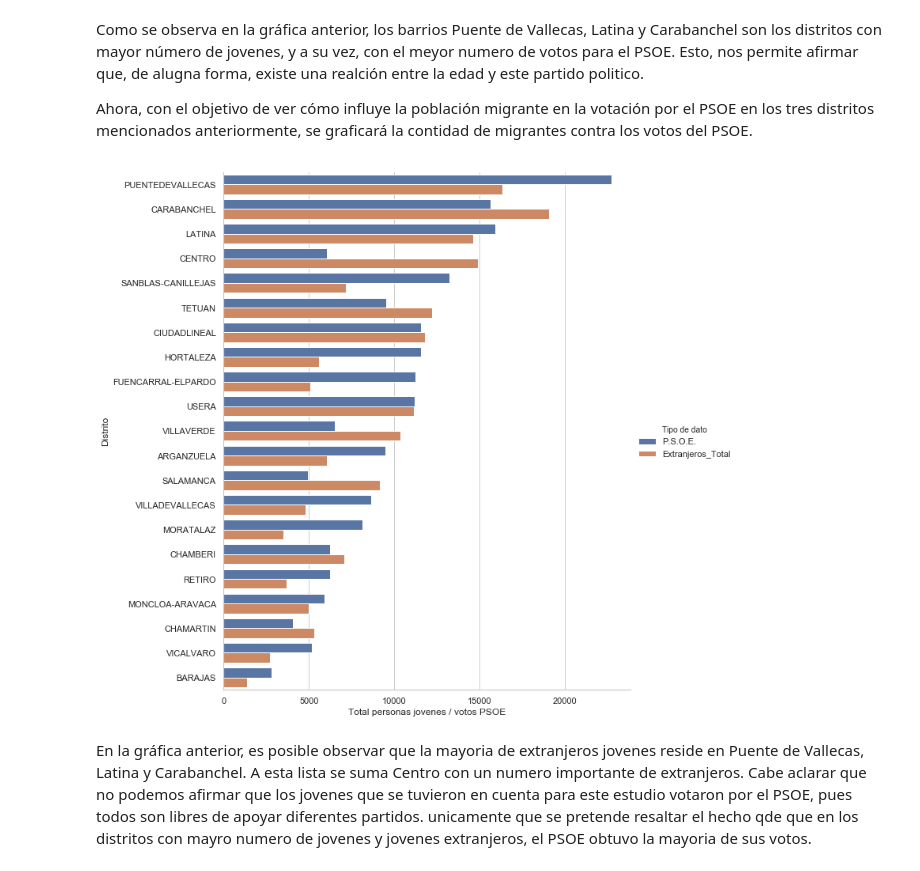
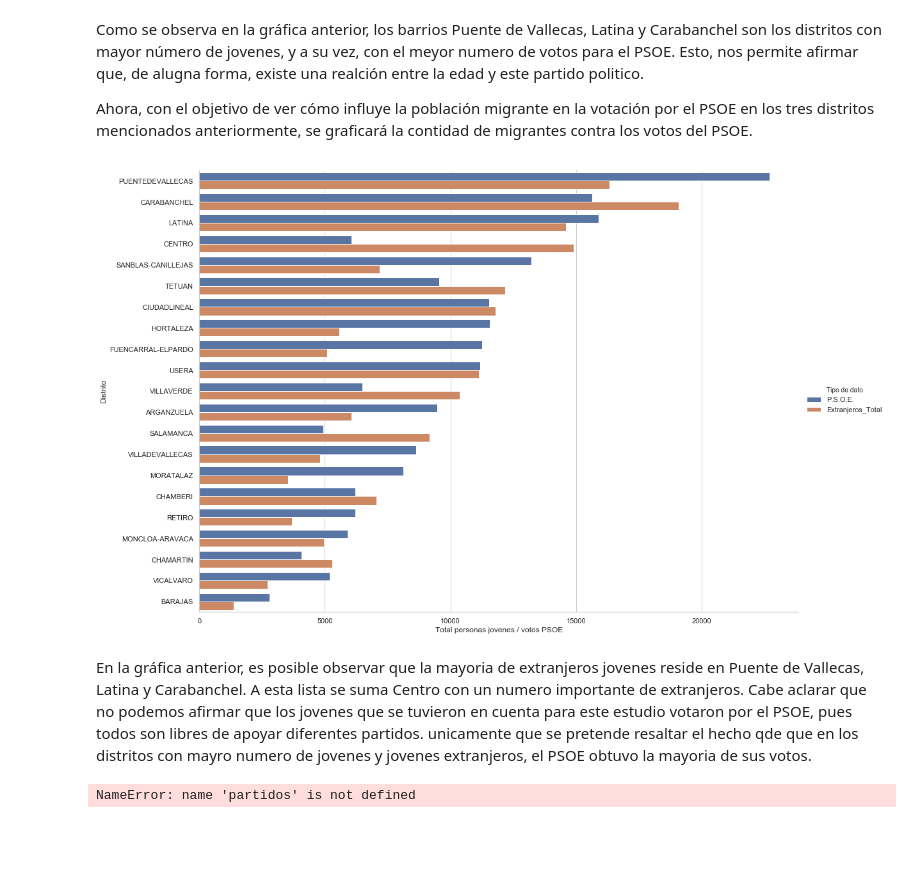
Before and after one commit to InmaLatorre/G3_ProyectoPython, a Jupyter notebook: MAIN.ipynb, the cells around one changed output. Cells and saved outputs as stored; diff of their text form; code cells hidden in the pictures; blank space fills up the shorter version.

Commit message:
Actualización del main, se ahbia borrado codigo necesario

```diff
--- a/MAIN.ipynb
+++ b/MAIN.ipynb
@@ -200,3 +200,8 @@ A continuación, se realiza un *merge* de las dos tablas anteriores por 'Distrit
 import numpy as np
 import seaborn as sns
 import matplotlib.pyplot as plt
+
+# intersección de tablas por la columna Distrito y Barrio
+work_table = main_table_elecciones.merge(main_table_padron, on=["Distrito", "Barrio"])
+# work_table.head(10)
+work_table.columns
@@ -299,33 +314,47 @@ Ahora, con el objetivo de ver cómo influye la población migrante en la votaci
 # %%
 # Se extraen los datos de los jovenes migrantes de la tabla
 jovenes_migrantes_distrito = seleccionar_data_por_edad(rango_edades_jovenes,
                                                        'Extranjeros_Total',
                                                        'sum').sort_values('Distrito')
 
 # Se agega la columna de que contiene la cantidad de votos del PSOE por distrito
 jovenes_migrantes_distrito['P.S.O.E.'] = votos_psoe_distrito['P.S.O.E.']
 
 # Se hace un melt de la tabla para graficar utilizando las dos barras una al lado de la otra
 tabla_para_grafica = jovenes_migrantes_distrito.melt(id_vars='Distrito')
 
 # Se modifican los titulos de las columnas y se organiza de mayor a menor Pot la columna 'Total'
 tabla_para_grafica.columns = ['Distrito', 'Tipo de dato', 'Total']
 tabla_para_grafica = tabla_para_grafica.sort_values('Total', ascending=False)
 
 # Se plotea el resultado
 sns.set(style="whitegrid")
 sns.set_color_codes("pastel")
 
 q = sns.catplot(y="Distrito" , x='Total',
                 hue='Tipo de dato',
                 data=tabla_para_grafica,
                 kind='bar',
-                height=10, aspect= 1)
+                height=10.5, aspect= 1.5)
 
 q.set_ylabels("Distrito")
 q.set_xlabels("Total personas jovenes / votos PSOE")
 plt.show()
 # %% [output]
-[figure, old version]
+[figure, new version]
 # %% [markdown]
 En la gráfica anterior, es posible observar que la mayoria de extranjeros jovenes reside en Puente de Vallecas, Latina y Carabanchel. A esta lista se suma Centro con un numero importante de extranjeros. Cabe aclarar que no podemos afirmar que los jovenes que se tuvieron en cuenta para este estudio votaron por el PSOE, pues todos son libres de apoyar diferentes partidos. unicamente que se pretende resaltar el hecho qde que en los distritos con mayro numero de jovenes y jovenes extranjeros, el PSOE obtuvo la mayoria de sus votos.
+# %%
+for idx_i, row_i in partidos.iterrows():
+    equipo = row_i["Equipo"]
+    gana = 0
+    for idx_i, row_j in dat3.iterrows():
+        if (row_j["Local"] == equipo and row_j["RTDOF"] == "H"):
+            gana = gana +1
+        if (row_j["Visitante"] == equipo):
+            if (row_j["RTDOF"] == "A"):
+                gana = gana +1
+    print(equipo + str(gana))
+    row_i["Ganados"][idx]= gana
+# %% [output]
+NameError: name 'partidos' is not defined
```
Also changed, not shown: parts of 7 cells of this notebook.
